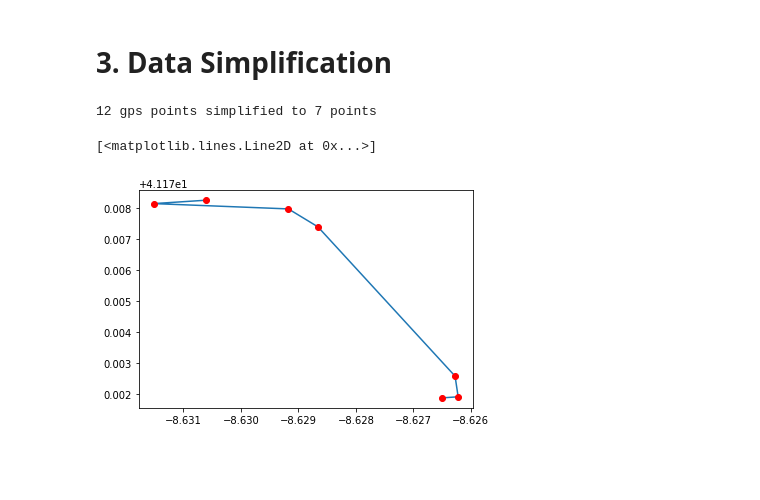
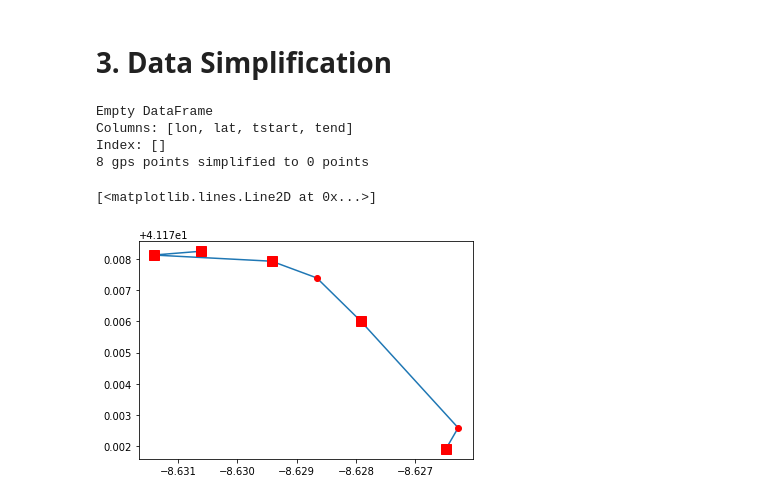
Before and after one commit to jiafug/dbpro, a Jupyter notebook: transform.ipynb, the cells around one changed output. Cells and saved outputs as stored; diff of their text form; code cells hidden in the pictures; blank space fills up the shorter version.

```diff
--- a/transform.ipynb
+++ b/transform.ipynb
@@ -285,0 +447,12 @@ NameError: name 'coords' is not defined
+# %%
+new = coords.merge(stop_points,on=['lon','lat'],how='left')
+new = new[new.time_y.isnull()]
+new = new.rename(columns={"time_x": "tstart", "time_y": "tend"})
+route = stop_points_cluster.append(new)
+route = route.sort_values(by=['tstart']).reset_index(drop=True)
+print(route)
+polt_point_data = route[['lon', 'lat']].values
+polt_stop_point_data = stop_points_cluster[['lon', 'lat']].values
+plt.plot(polt_point_data[:,0], polt_point_data[:,1])
+plt.plot(polt_point_data[:,0], polt_point_data[:,1], 'ro')
+plt.plot(polt_stop_point_data[:,0], polt_stop_point_data[:,1], 's', color='red', markersize= 10)
@@ -295,7 +480,7 @@ p_cluster = pd.DataFrame(columns=['lon','lat','time'])
 for index, row in coords.iterrows():
     coord2 = row['lat'], row['lon']
     time2 = row['time']
-    if coord1 != None and gps.haversine(coord1, coord2) < 25:
+    if coord1 != None and gps.haversine(coord1, coord2) < 60:
         coords.drop(coords.index[[index-counter,index-counter]], inplace=True)
         counter += 1
     coord1 = row['lat'], row['lon']
@@ -317,18 +502,40 @@ mplleaflet.display(fig=fig)
 [interactive output not drawn]
 # %% [markdown]
 # 3. Data Simplification
-# %%
-simplified_coords = gps.rdp(coords[['lon', 'lat']].values, 0.00025)
-print("{} gps points simplified to {} points".format(coords.shape[0], simplified_coords.shape[0]))
-# %% [output]
-12 gps points simplified to 7 points
+# %%
+part = []
+simplified_coords = pd.DataFrame(columns=['lon','lat','tstart', 'tend'])
+
+for index, point in route.iterrows():
+    current_point = [point['lon'], point['lat']]
+    part.append(current_point)
+    if not math.isnan(tend):
+        tend = point['tend']
+        l_data = gps.rdp(part, 0.00025)
+        for i in l_data:
+            l_lon = i[0]
+            l_lat = i[1]
+            l_frame = pd.DataFrame({"lon": [l_lon], "lat": [l_lat], "tstart": [tstart], "tend": [tend]})
+            simplified_coords = simplified_coords.append(l_frame)
+        part = []
+        part.append(current_point)
+simplified_coords = simplified_coords.drop_duplicates(subset=None, keep='first', inplace=False).reset_index(drop=True)
+print(simplified_coords)
+print("{} gps points simplified to {} points".format(route.shape[0], simplified_coords.shape[0]))
+# %% [output]
+Empty DataFrame
+Columns: [lon, lat, tstart, tend]
+Index: []
+8 gps points simplified to 0 points
 # %%
 fig = plt.figure()
-plt.plot(simplified_coords[:,0], simplified_coords[:,1])
-plt.plot(simplified_coords[:,0], simplified_coords[:,1], 'ro')
+simplified_coords_plot = simplified_coords[['lon', 'lat']].values
+plt.plot(simplified_coords_plot[:,0], simplified_coords_plot[:,1])
+plt.plot(simplified_coords_plot[:,0], simplified_coords_plot[:,1], 'ro')
+plt.plot(polt_stop_point_data[:,0], polt_stop_point_data[:,1], 's', color='red', markersize= 10)
 # %% [output]
 [<matplotlib.lines.Line2D at 0x...>]
-[figure, old version]
+[figure, new version]
 # %%
 mplleaflet.display(fig=fig)
 # %% [output]
```
Also changed, not shown: parts of 8 cells of this notebook.
